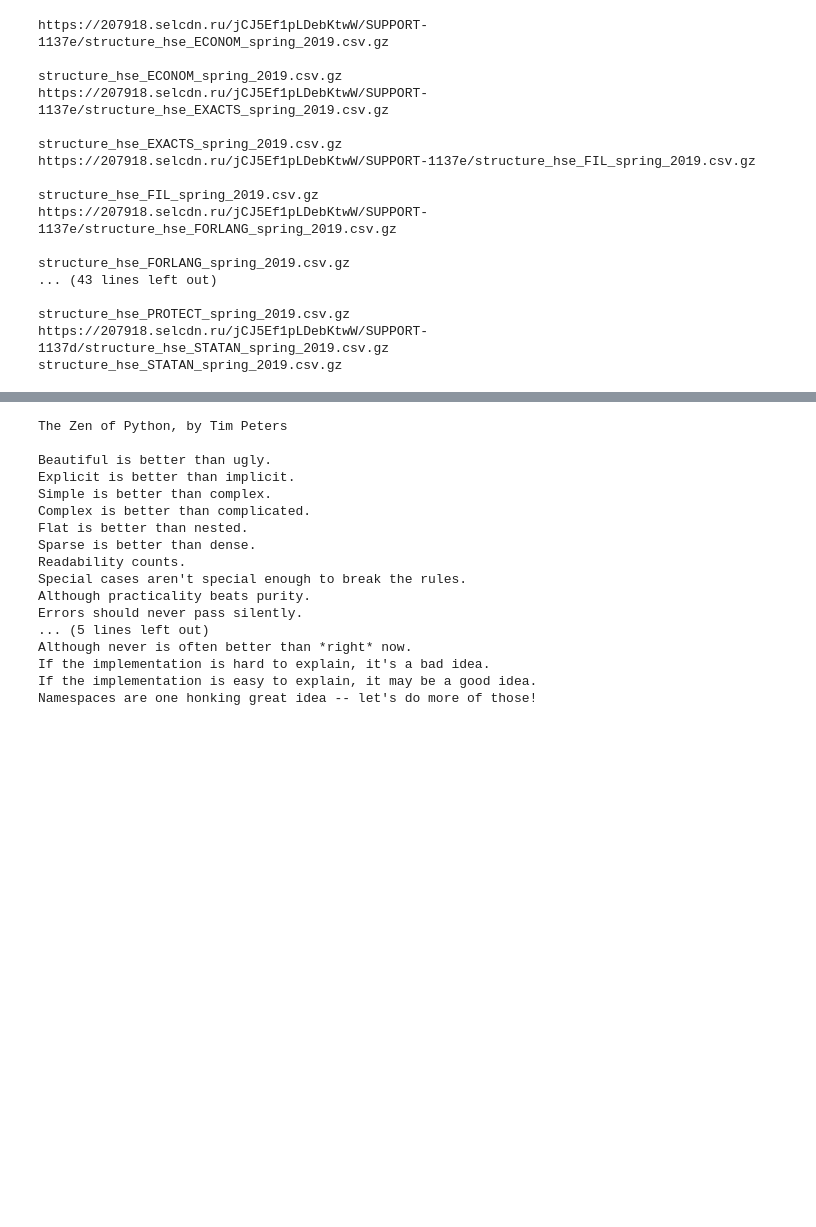
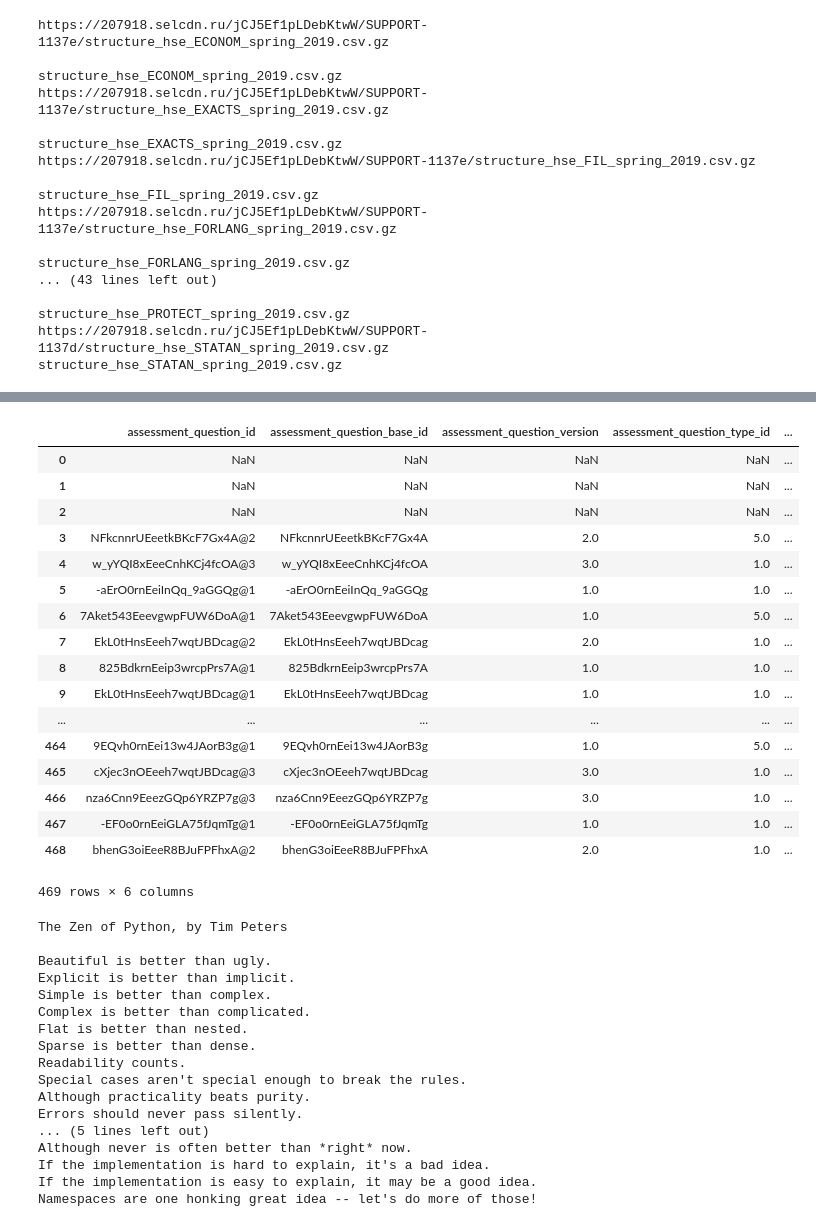
Before and after one commit to VadimGrishin/TuttiFrutti, a Jupyter notebook: HSE/coursera_load.ipynb, the cells around one changed output, grey strips where cells are left out. Cells and saved outputs as stored; diff of their text form; code cells hidden in the pictures; blank space fills up the shorter version.

```diff
--- a/HSE/coursera_load.ipynb
+++ b/HSE/coursera_load.ipynb
@@ -594,0 +584,5 @@ Wall time: 31.1 s
+# %%
+myzip = zipfile.ZipFile(f'{folder}/{zip_list[0]}')
+with myzip.open('assessment_questions.csv') as from_archive:
+    df = pd.read_csv(from_archive, escapechar='\\')
+df.shape
@@ -966,3 +962,24 @@ df
+# %%
+df.shift(3)
+# %% [output]
+|  | assessment_question_id | assessment_question_base_id | assessment_question_version | assessment_question_type_id | ... |
+| 0 | NaN | NaN | NaN | NaN | ... |
+| 1 | NaN | NaN | NaN | NaN | ... |
+| 2 | NaN | NaN | NaN | NaN | ... |
+| 3 | NFkcnnrUEeetkBKcF7Gx4A@2 | NFkcnnrUEeetkBKcF7Gx4A | 2.0 | 5.0 | ... |
+| 4 | w_yYQI8xEeeCnhKCj4fcOA@3 | w_yYQI8xEeeCnhKCj4fcOA | 3.0 | 1.0 | ... |
+| 5 | -aErO0rnEeiInQq_9aGGQg@1 | -aErO0rnEeiInQq_9aGGQg | 1.0 | 1.0 | ... |
+| 6 | 7Aket543EeevgwpFUW6DoA@1 | 7Aket543EeevgwpFUW6DoA | 1.0 | 5.0 | ... |
+| 7 | EkL0tHnsEeeh7wqtJBDcag@2 | EkL0tHnsEeeh7wqtJBDcag | 2.0 | 1.0 | ... |
+| 8 | 825BdkrnEeip3wrcpPrs7A@1 | 825BdkrnEeip3wrcpPrs7A | 1.0 | 1.0 | ... |
+| 9 | EkL0tHnsEeeh7wqtJBDcag@1 | EkL0tHnsEeeh7wqtJBDcag | 1.0 | 1.0 | ... |
+| ... | ... | ... | ... | ... | ... |
+| 464 | 9EQvh0rnEei13w4JAorB3g@1 | 9EQvh0rnEei13w4JAorB3g | 1.0 | 5.0 | ... |
+| 465 | cXjec3nOEeeh7wqtJBDcag@3 | cXjec3nOEeeh7wqtJBDcag | 3.0 | 1.0 | ... |
+| 466 | nza6Cnn9EeezGQp6YRZP7g@3 | nza6Cnn9EeezGQp6YRZP7g | 3.0 | 1.0 | ... |
+| 467 | -EF0o0rnEeiGLA75fJqmTg@1 | -EF0o0rnEeiGLA75fJqmTg | 1.0 | 1.0 | ... |
+| 468 | bhenG3oiEeeR8BJuFPFhxA@2 | bhenG3oiEeeR8BJuFPFhxA | 2.0 | 1.0 | ... |
+469 rows × 6 columns
 # %%
 import dask.dataframe as dd
 # %%
```
Also changed, not shown: parts of 13 cells of this notebook.
